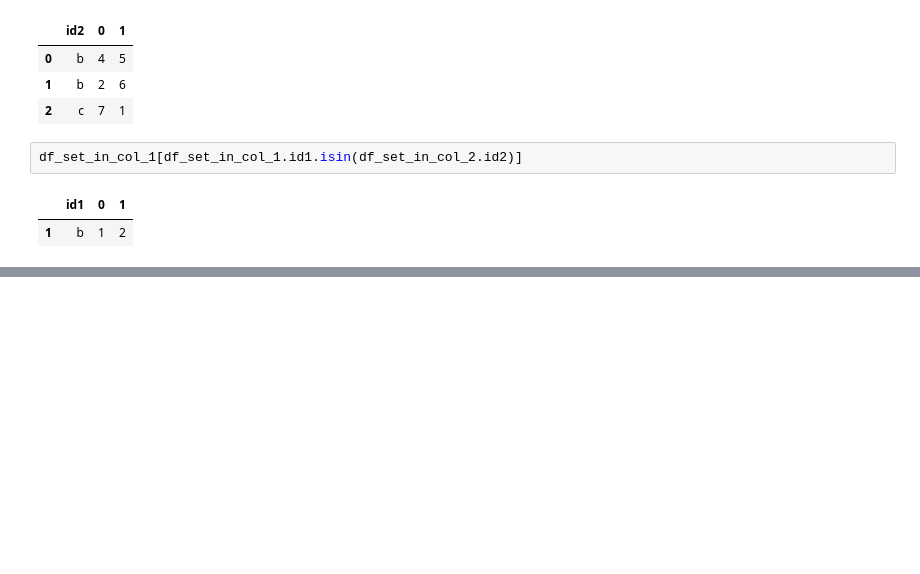
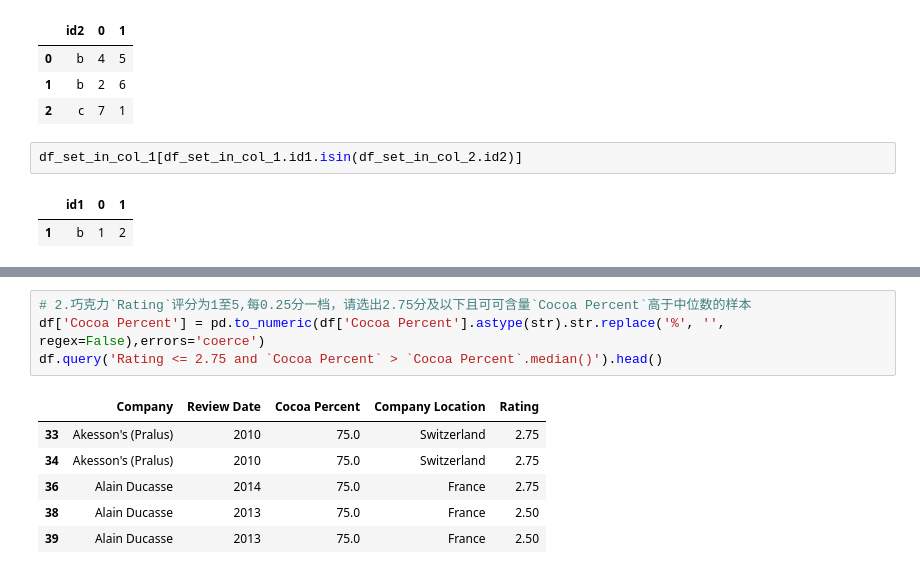
Before and after one commit to Userwzc/Personal_Learning, a Jupyter notebook: Joyful-pandas/3_index/index.ipynb, the cells around one changed output, grey strips where cells are left out. Cells and saved outputs as stored; diff of their text form; blank space fills up the shorter version.

```diff
--- a/Joyful-pandas/3_index/index.ipynb
+++ b/Joyful-pandas/3_index/index.ipynb
@@ -1139,0 +1214,11 @@ df_set_in_col_1[df_set_in_col_1.id1.isin(df_set_in_col_2.id2)]
+# %%
+# 2.巧克力`Rating`评分为1至5,每0.25分一档，请选出2.75分及以下且可可含量`Cocoa Percent`高于中位数的样本
+df['Cocoa Percent'] = pd.to_numeric(df['Cocoa Percent'].astype(str).str.replace('%', '', regex=False),errors='coerce')
+df.query('Rating <= 2.75 and `Cocoa Percent` > `Cocoa Percent`.median()').head()
+# %% [output]
+|  | Company | Review Date | Cocoa Percent | Company Location | Rating |
+| 33 | Akesson's (Pralus) | 2010 | 75.0 | Switzerland | 2.75 |
+| 34 | Akesson's (Pralus) | 2010 | 75.0 | Switzerland | 2.75 |
+| 36 | Alain Ducasse | 2014 | 75.0 | France | 2.75 |
+| 38 | Alain Ducasse | 2013 | 75.0 | France | 2.50 |
+| 39 | Alain Ducasse | 2013 | 75.0 | France | 2.50 |
```
Also changed, not shown: parts of 9 cells of this notebook.
